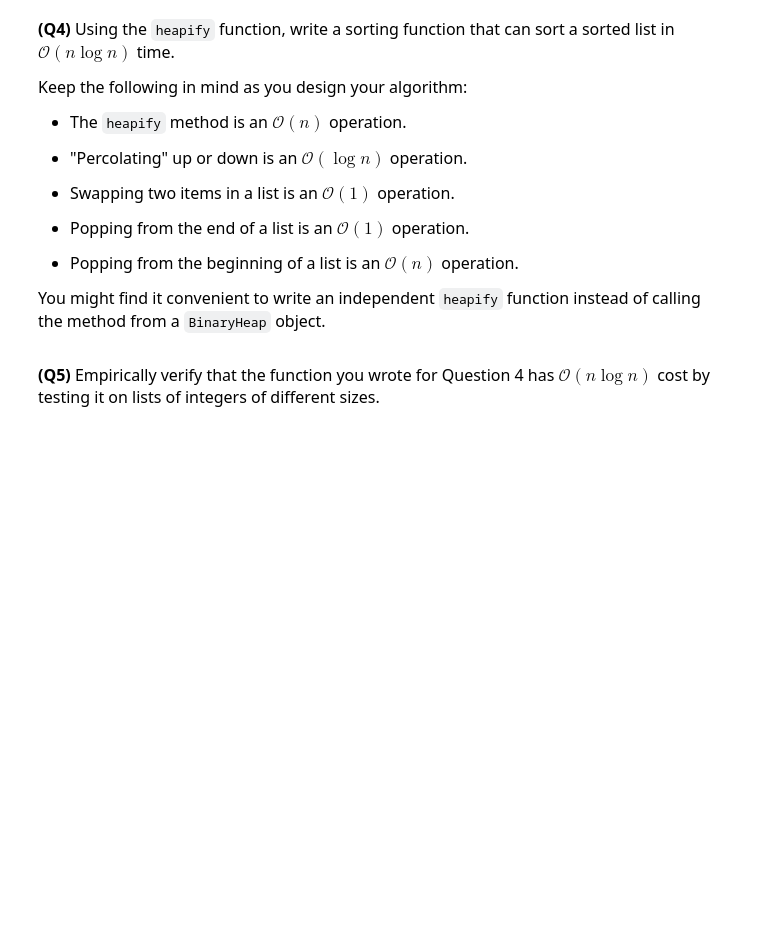
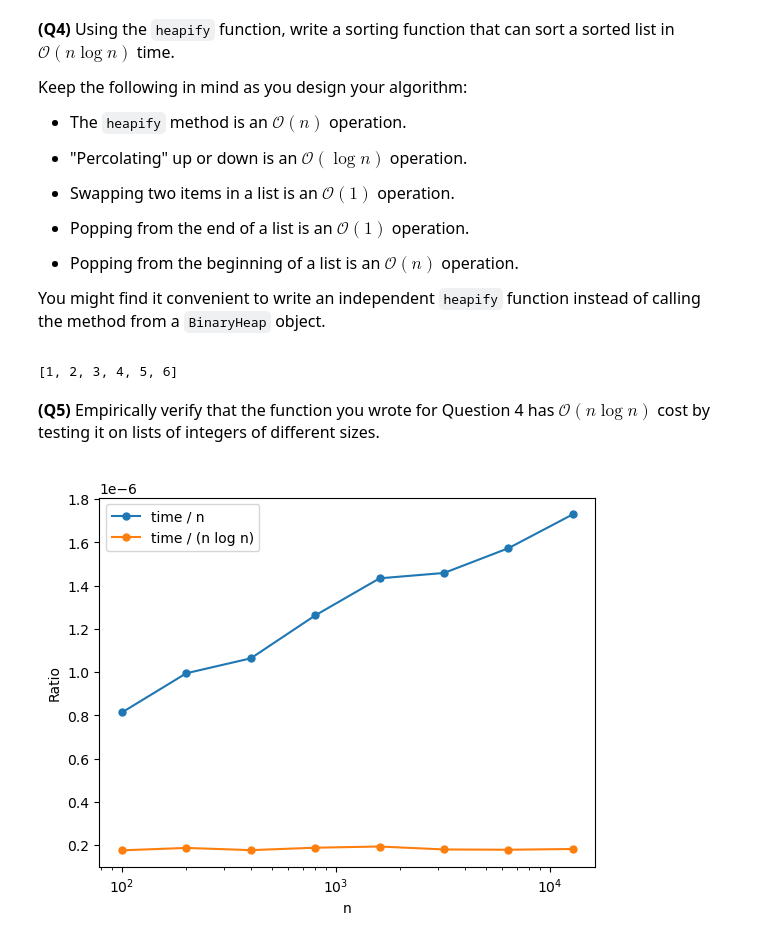
Before and after one commit to zachzhou-git/datasci531spring2026, a Jupyter notebook: _assignments/assignment_4/assignment4.ipynb, the cells around one changed output. Saved outputs shown, nothing was run; the diff lists cells and outputs as text; code cells hidden in the pictures; blank space fills up the shorter version.

```diff
--- a/_assignments/assignment_4/assignment4.ipynb
+++ b/_assignments/assignment_4/assignment4.ipynb
@@ -130,9 +250,87 @@ Keep the following in mind as you design your algorithm:
 You might find it convenient to write an independent `heapify` function instead of calling the method from a `BinaryHeap` object.
 # %%
 # your code here
+def heapify(lst):
+    n = len(lst)
+    i = n // 2 - 1
+    while i >= 0:
+        _perc_down(lst, i, n)
+        i -= 1
+
+def _get_min_child(heap, i, size):
+    left = 2 * i + 1
+    right = 2 * i + 2
+
+    if right >= size:
+        return left
+    if heap[left] < heap[right]:
+        return left
+    return right
+
+
+def _perc_down(heap, i, size):
+    while 2 * i + 1 < size:
+        mc = _get_min_child(heap, i, size)
+        if heap[i] > heap[mc]:
+            heap[i], heap[mc] = heap[mc], heap[i]
+            i = mc
+        else:
+            break
+
+def heapsort(lst):
+    heap = lst[:]
+    heapify(heap)
+
+    result = []
+    size = len(heap)
+
+    while size > 0:
+        heap[0], heap[size - 1] = heap[size - 1], heap[0]
+        result.append(heap.pop())
+        size -= 1
+        if size > 0:
+            _perc_down(heap, 0, size)
+
+    return result
+
+
+print(heapsort([4, 2, 5, 1, 6, 3]))
+# %% [output]
+[1, 2, 3, 4, 5, 6]
 # %% [markdown]
 <font size = "3">
 
 **(Q5)** Empirically verify that the function you wrote for Question 4 has $\mathcal{O}(n \log n)$ cost by testing it on lists of integers of different sizes.
 # %%
 # your code here
+import numpy as np
+import matplotlib.pyplot as plt
+from timeit import default_timer
+import random
+
+n_values    = np.array([100, 200, 400, 800, 1600, 3200, 6400, 12800])
+num_repeats = 10
+average_times = []
+
+for n in n_values:
+    total = 0
+    for _ in range(num_repeats):
+        lst = random.sample(range(10 * n), n)
+        start = default_timer()
+        heapsort(lst)
+        stop  = default_timer()
+        total += stop - start
+    average_times.append(total / num_repeats)
+
+average_times = np.array(average_times)
+
+# ratio plot
+plt.semilogx(n_values, average_times / n_values, '.-', label='time / n', markersize=10)
+plt.semilogx(n_values, average_times / (n_values * np.log(n_values)),
+             '.-', label='time / (n log n)', markersize=10)
+plt.xlabel('n')
+plt.ylabel('Ratio')
+plt.legend()
+plt.show()
+# %% [output]
+[figure, added]
```
Also changed, not shown: parts of 6 cells of this notebook.
